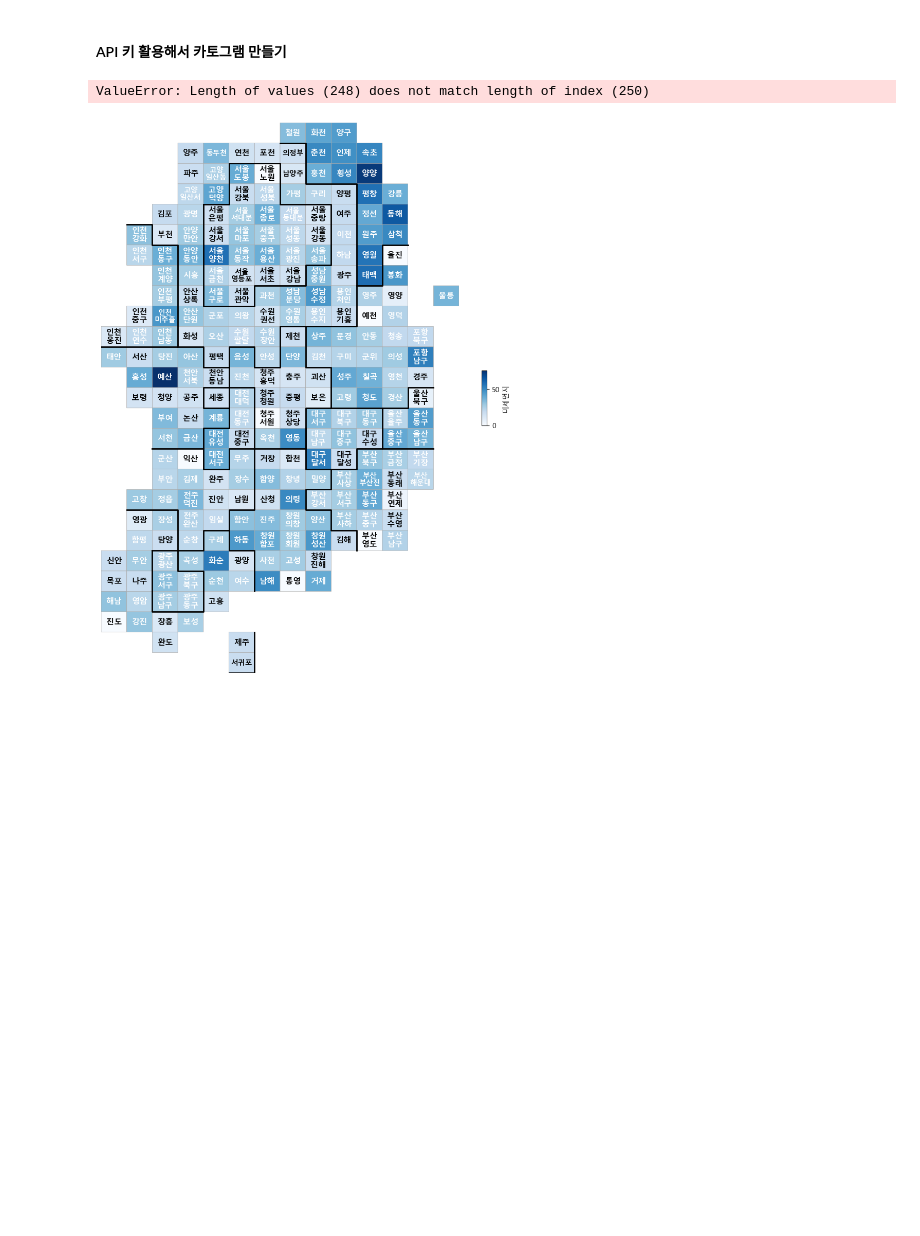
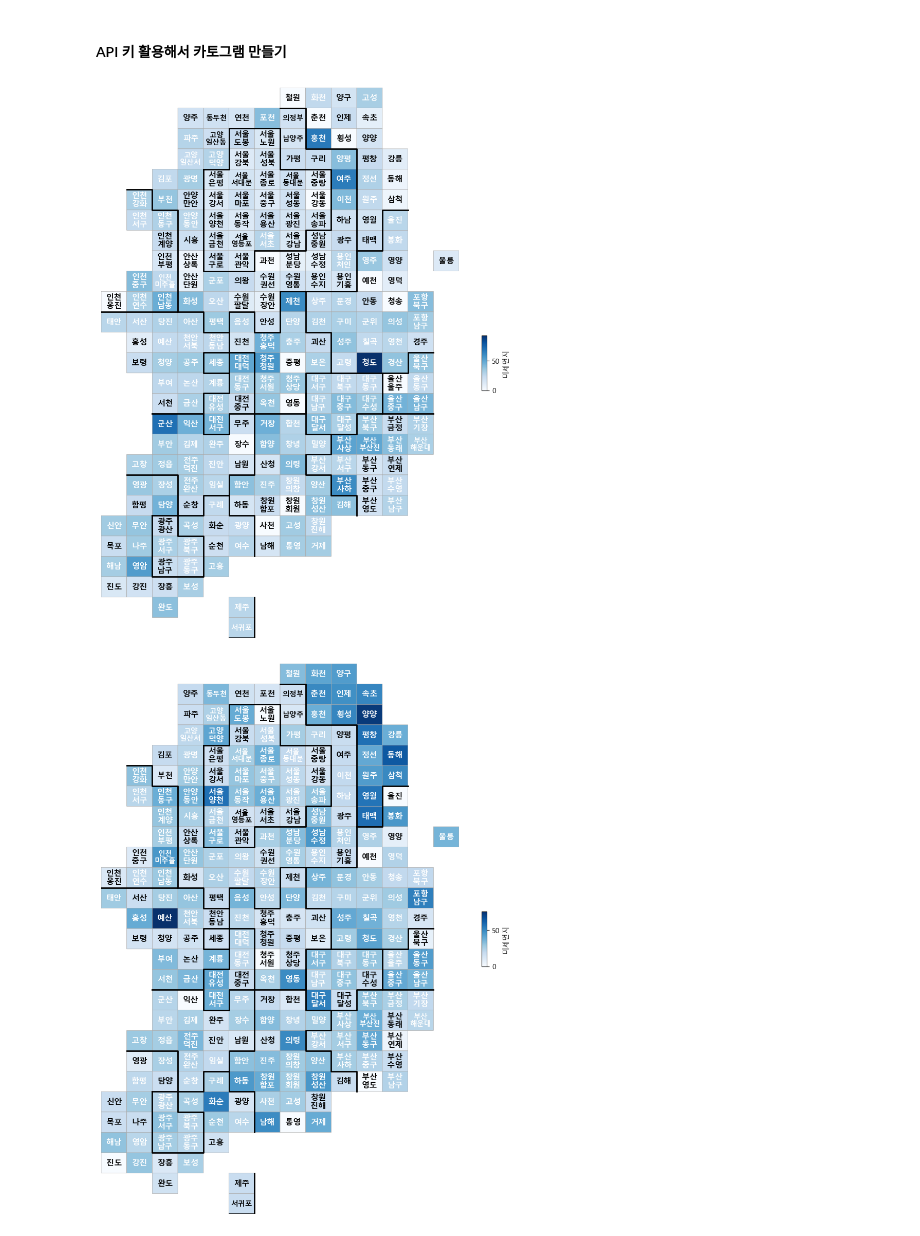
Before and after one commit to njy622/Onnanana_second-Projct, a Jupyter notebook: 01.심민준/기상청/07.대기질카토그램_완성.ipynb, the cells around one changed output. Cells and saved outputs as stored; diff of their text form; code cells hidden in the pictures; blank space fills up the shorter version.

```diff
--- a/01.심민준/기상청/07.대기질카토그램_완성.ipynb
+++ b/01.심민준/기상청/07.대기질카토그램_완성.ipynb
@@ -8,7 +8,7 @@ from draw_map import  BORDER_LINES, drawKorea, drawKoreaMinus
 # %%
 # 측정소별 실시간 측정정보 조회 (매시 15분 내외 업데이트)
 base_url = "http://apis.data.go.kr/B552584/ArpltnInforInqireSvc/getMsrstnAcctoRltmMesureDnsty"
-with open('keys/에어코리아api3.txt') as file:
+with open('keys/에어코리아api.txt') as file:
     service_key = file.read()       # 발급받은 에어코리아 API 키 입력
 # %% [markdown]
 #### 데이터 csv파일변환
@@ -94,7 +94,7 @@ from draw_map import  BORDER_LINES, drawKorea, drawKoreaMinus
 
 # 측정소별 실시간 측정정보 조회 (매시 15분 내외 업데이트)
 base_url = "http://apis.data.go.kr/B552584/ArpltnInforInqireSvc/getMsrstnAcctoRltmMesureDnsty"
-with open('keys/에어코리아api6.txt') as file:
+with open('keys/에어코리아api3.txt') as file:
     service_key = file.read()  # 발급받은 에어코리아 API 키 입력
 
 # 예제 데이터프레임 생성
@@ -124,37 +124,43 @@ def get_air_quality():
         response = res.json()['response']['body']
 
         # 'items' 키가 존재하고, 데이터가 비어있지 않은 경우에만 처리
         if 'items' in response and response['items']:
             data = response['items']
             latest_data = data[0]
 
             # 최종 데이터 생성
             result = {
                 '날짜': latest_data['dataTime'],
                 '이름': latest_data['stationName'],
                 '측정망 정보': latest_data['mangName'],
                 '아황산가스 농도': latest_data['so2Value'],
                 '일산화탄소 농도': latest_data['coValue'],
                 '오존 농도': latest_data['o3Value'],
                 '이산화질소 농도': latest_data['no2Value'],
-                '미세먼지(PM10) 농도': latest_data.get('pm10Value', 0),  # 예외 처리 추가
-                '초미세먼지(PM2.5) 농도': latest_data.get('pm25Value', 0)  # 예외 처리 추가
+                '미세먼지(PM10) 농도': latest_data.get('pm10Value', 0),
+                '초미세먼지(PM2.5) 농도': latest_data.get('pm25Value', 0)
             }
 
             # 결과 리스트에 추가
             results_list.append(result)
+        else:
+            # 'items' 키가 없거나 데이터가 비어있는 경우 빈 데이터 추가
+            results_list.append({})
+
+    # 결과 리스트의 길이를 250개로 맞추기
+    results_list.extend([{}] * (250 - len(results_list)))
 
     # '미세먼지' 데이터를 숫자로 변환하고, 빈 데이터는 0으로 변경
-    main['미세먼지'] = pd.to_numeric([entry['미세먼지(PM10) 농도'] if entry['미세먼지(PM10) 농도'] is not None else 0 for entry in results_list], errors='coerce')
+    main['미세먼지'] = pd.to_numeric([entry.get('미세먼지(PM10) 농도', 0) for entry in results_list], errors='coerce')
     main['미세먼지'] = main['미세먼지'].fillna(0)
 
 # 공기 품질 데이터를 얻기 위해 함수 호출
 get_air_quality()
 
 # '미세먼지' 처리 이후에 그래프 그리기
 drawKorea('미세먼지', main, 'Blues')
 # %% [output]
-ValueError: Length of values (248) does not match length of index (250)
+[figure, added]
 # %%
 import requests
 import pandas as pd
```
Also changed, not shown: 2 other files.
